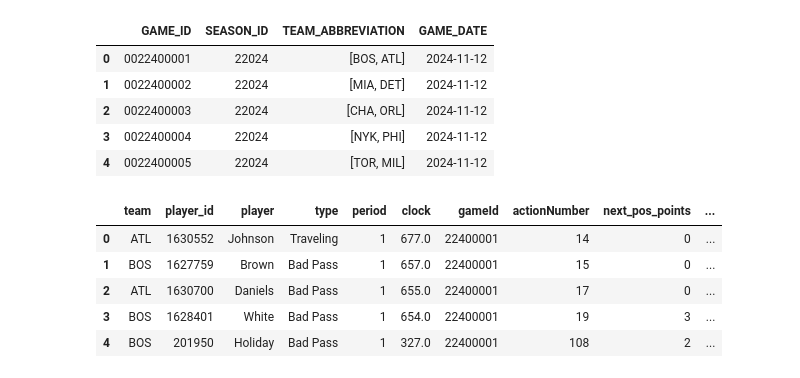
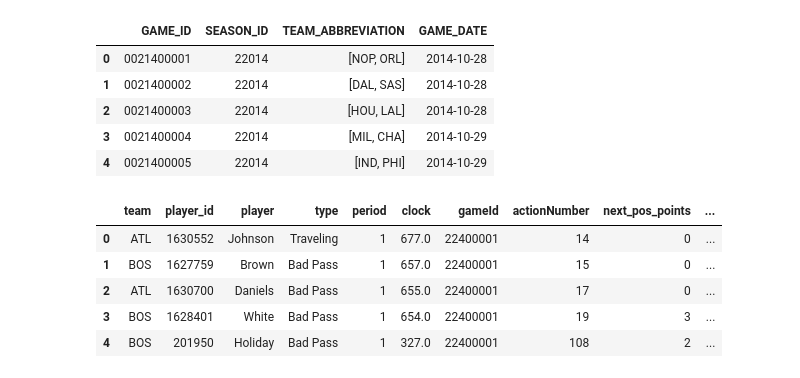
Before and after one commit to beckettsanderson/Turnover-Impact, a Jupyter notebook: get_play_data.ipynb, the cells around one changed output. Drawn from its saved outputs; the diff is of its cells as text; code cells hidden in the pictures.

```diff
--- a/get_play_data.ipynb
+++ b/get_play_data.ipynb
@@ -1,17 +1,19 @@
 # %%
 from utils.utils import *
+# %%
+year = '2014_15'
 # %%
-season_games = get_game_df()
+season_games = get_game_df(year.replace('_', '-'))
 pd.options.display.max_columns = None
 
 season_games.head()
 # %% [output]
 |  | GAME_ID | SEASON_ID | TEAM_ABBREVIATION | GAME_DATE |
-| 0 | 0022400001 | 22024 | [BOS, ATL] | 2024-11-12 |
-| 1 | 0022400002 | 22024 | [MIA, DET] | 2024-11-12 |
-| 2 | 0022400003 | 22024 | [CHA, ORL] | 2024-11-12 |
-| 3 | 0022400004 | 22024 | [NYK, PHI] | 2024-11-12 |
-| 4 | 0022400005 | 22024 | [TOR, MIL] | 2024-11-12 |
+| 0 | 0021400001 | 22014 | [NOP, ORL] | 2014-10-28 |
+| 1 | 0021400002 | 22014 | [DAL, SAS] | 2014-10-28 |
+| 2 | 0021400003 | 22014 | [HOU, LAL] | 2014-10-28 |
+| 3 | 0021400004 | 22014 | [MIL, CHA] | 2014-10-29 |
+| 4 | 0021400005 | 22014 | [IND, PHI] | 2014-10-29 |
 # %%
 import pandas as pd
 import time
```
Also changed, not shown: parts of 1 cell of this notebook, 15 other files.
